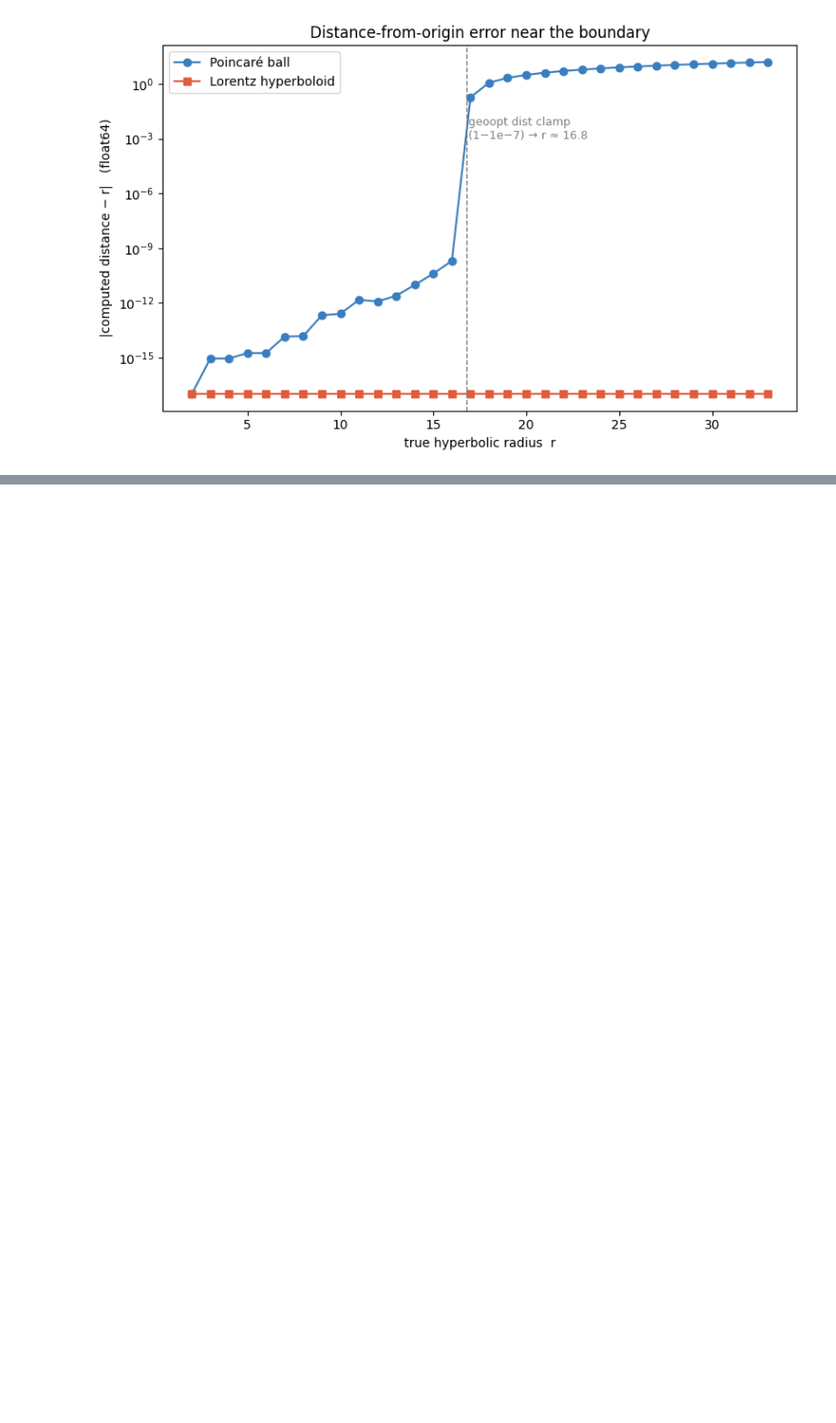
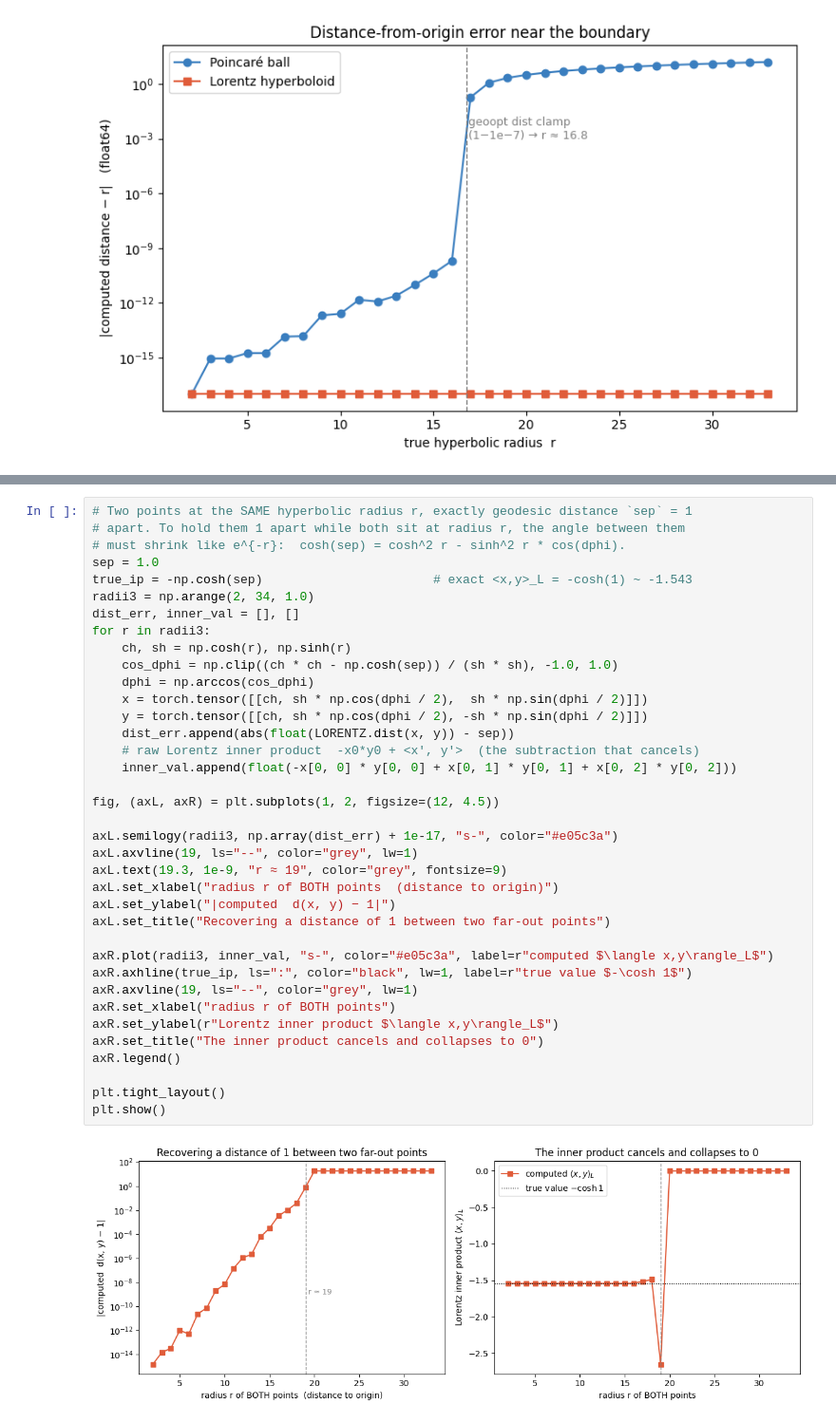
Before and after one commit to CicadaUY/hypeGRL, a Jupyter notebook: docs/tutorials/poincare_vs_lorentz.ipynb, the cells around one changed output, grey strips where cells are left out. Shown at 95% size. Cells and saved outputs as stored; diff of their text form; blank space fills up the shorter version.

```diff
--- a/docs/tutorials/poincare_vs_lorentz.ipynb
+++ b/docs/tutorials/poincare_vs_lorentz.ipynb
@@ -201,0 +210,39 @@ radius, not a distance to the origin.
+# %%
+# Two points at the SAME hyperbolic radius r, exactly geodesic distance `sep` = 1
+# apart. To hold them 1 apart while both sit at radius r, the angle between them
+# must shrink like e^{-r}:  cosh(sep) = cosh^2 r - sinh^2 r * cos(dphi).
+sep = 1.0
+true_ip = -np.cosh(sep)                       # exact <x,y>_L = -cosh(1) ~ -1.543
+radii3 = np.arange(2, 34, 1.0)
+dist_err, inner_val = [], []
+for r in radii3:
+    ch, sh = np.cosh(r), np.sinh(r)
+    cos_dphi = np.clip((ch * ch - np.cosh(sep)) / (sh * sh), -1.0, 1.0)
+    dphi = np.arccos(cos_dphi)
+    x = torch.tensor([[ch, sh * np.cos(dphi / 2),  sh * np.sin(dphi / 2)]])
+    y = torch.tensor([[ch, sh * np.cos(dphi / 2), -sh * np.sin(dphi / 2)]])
+    dist_err.append(abs(float(LORENTZ.dist(x, y)) - sep))
+    # raw Lorentz inner product  -x0*y0 + <x', y'>  (the subtraction that cancels)
+    inner_val.append(float(-x[0, 0] * y[0, 0] + x[0, 1] * y[0, 1] + x[0, 2] * y[0, 2]))
+
+fig, (axL, axR) = plt.subplots(1, 2, figsize=(12, 4.5))
+
+axL.semilogy(radii3, np.array(dist_err) + 1e-17, "s-", color="#e05c3a")
+axL.axvline(19, ls="--", color="grey", lw=1)
+axL.text(19.3, 1e-9, "r ≈ 19", color="grey", fontsize=9)
+axL.set_xlabel("radius r of BOTH points  (distance to origin)")
+axL.set_ylabel("|computed  d(x, y) − 1|")
+axL.set_title("Recovering a distance of 1 between two far-out points")
+
+axR.plot(radii3, inner_val, "s-", color="#e05c3a", label=r"computed $\langle x,y\rangle_L$")
+axR.axhline(true_ip, ls=":", color="black", lw=1, label=r"true value $-\cosh 1$")
+axR.axvline(19, ls="--", color="grey", lw=1)
+axR.set_xlabel("radius r of BOTH points")
+axR.set_ylabel(r"Lorentz inner product $\langle x,y\rangle_L$")
+axR.set_title("The inner product cancels and collapses to 0")
+axR.legend()
+
+plt.tight_layout()
+plt.show()
+# %% [output]
+[figure, added]
```
Also changed, not shown: parts of 5 cells of this notebook.
